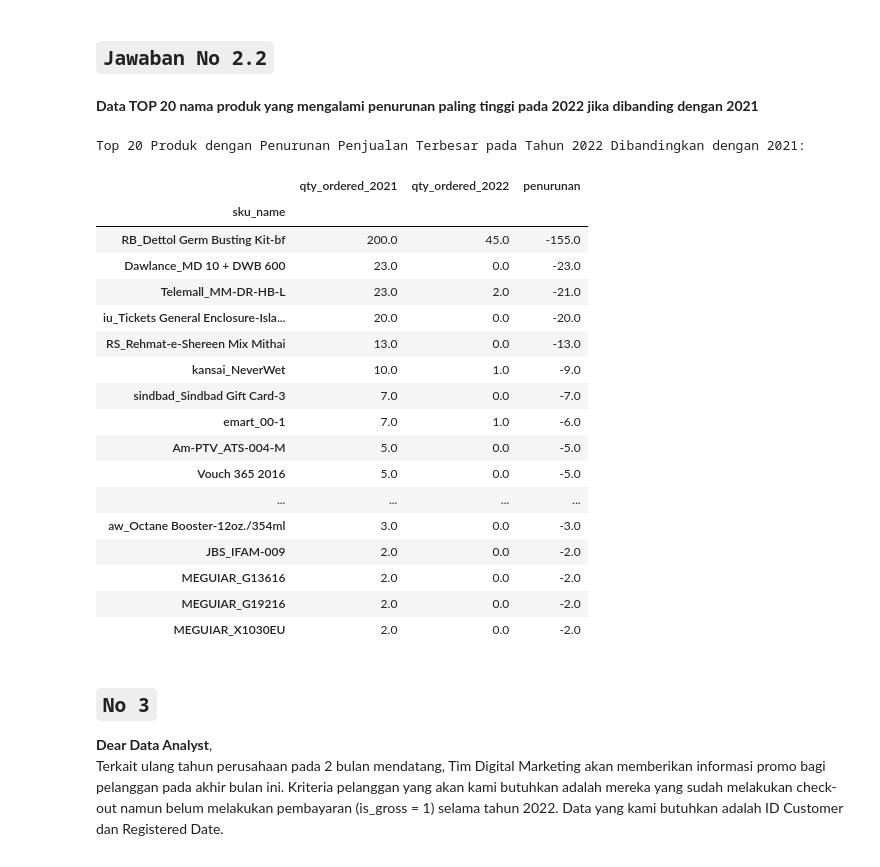
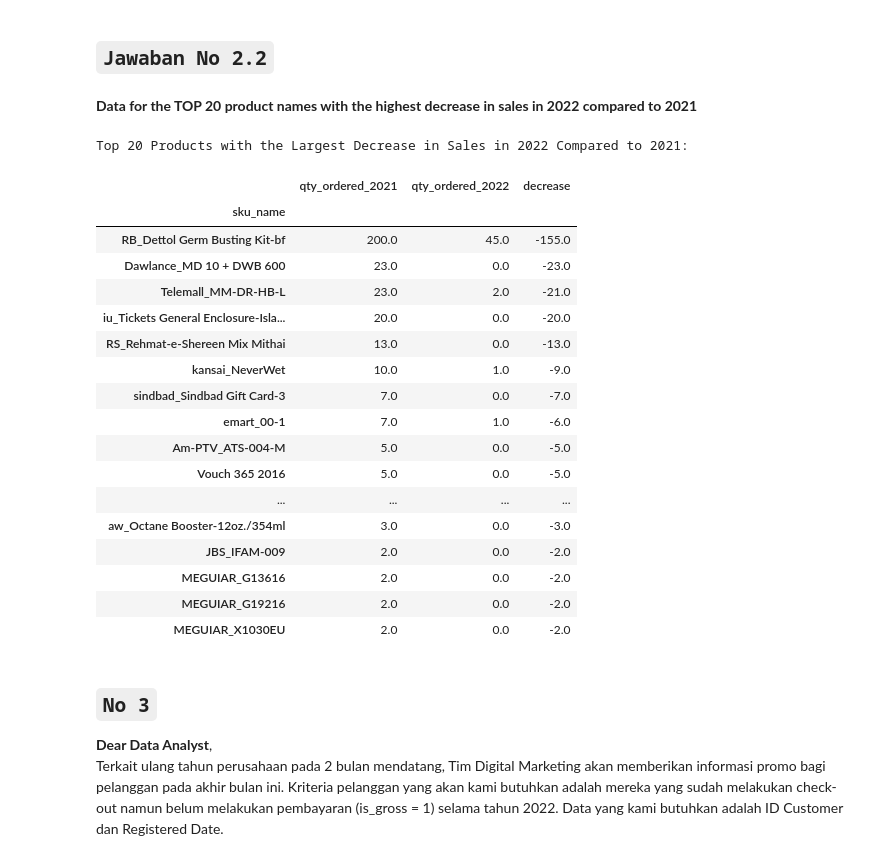
Before and after one commit to SefticoFIB/myskill, a Jupyter notebook: Python_Exercise.ipynb, the cells around one changed output. Drawn from its saved outputs; the diff is of its cells as text; code cells hidden in the pictures.

```diff
--- a/Python_Exercise.ipynb
+++ b/Python_Exercise.ipynb
@@ -154,8 +154,9 @@ category            object
 registered_date     object
 dtype: object
 # %%
-#Mengubah tipe data agar mudah dilakukan pengolahan data
-df = df.astype({"before_discount":'int', "discount_amount":'int', "after_discount":'int',"base_price":'int'})
+#Changing data types for easier data processing
+df = df.astype({"before_discount":'int', "discount_amount":'int',\
+    "after_discount":'int',"base_price":'int'})
 df.dtypes
 # %% [output]
 id                 object
@@ -392,33 +395,33 @@ gabungan_top_15.sort_values('growth')
 | 13 | Mobiles & Tablets | 107 | 1154 | 1047 |
 # %% [markdown]
 ## `Jawaban No 2.2`
-# %% [markdown]
-**Data TOP 20 nama produk yang mengalami penurunan paling tinggi pada 2022 jika dibanding dengan 2021**
+# %% [markdown]
+**Data for the TOP 20 product names with the highest decrease in sales in 2022 compared to 2021**
 # %%
 others = df['category'] == 'Others'
 
-# Menghitung kuantitas penjualan untuk setiap 'sku_name' pada tahun 2021 dan 2022
+# Calculating sales quantity for each 'sku_name' in the year 2021 and 2022
 df_2021_sales = df_2021.loc[others].groupby('sku_name')['qty_ordered'].sum()
 df_2022_sales = df_2022.loc[others].groupby('sku_name')['qty_ordered'].sum()
 
-# Menggabungkan data penjualan tahun 2021 dan 2022
+# Merging sales data for the year 2021 and 2022
 merged_sales = pd.merge(df_2021_sales, df_2022_sales, on='sku_name', suffixes=('_2021', '_2022'), how='outer')
 
-# Mengisi nilai NaN dengan 0
+# Filling NaN values with 0
 merged_sales.fillna(0, inplace=True)
 
-# Menghitung penurunan kuantitas penjualan
-merged_sales['penurunan'] = merged_sales.qty_ordered_2022 - merged_sales.qty_ordered_2021
+# Calculating the decrease in sales quantity
+merged_sales['decrease'] = merged_sales.qty_ordered_2022 - merged_sales.qty_ordered_2021
 
-# Mengambil 20 produk dengan penurunan penjualan paling tinggi pada tahun 2022 dibandingkan dengan tahun 2021
-top_20_decreased_products = merged_sales.nsmallest(20, 'penurunan') # nsmallest mengembalikan 20 baris dengan nilai terkecil dalam kolom 'penurunan'
+# Taking the top 20 products with the highest decrease in sales in 2022 compared to 2021
+top_20_decreased_products = merged_sales.nsmallest(20, 'decrease') # nsmallest returns 20 rows with the smallest values in the 'decrease' column
 
-# Menampilkan hasil
-print("Top 20 Produk dengan Penurunan Penjualan Terbesar pada Tahun 2022 Dibandingkan dengan 2021:")
+# Displaying the results
+print("Top 20 Products with the Largest Decrease in Sales in 2022 Compared to 2021:")
 top_20_decreased_products
 # %% [output]
-Top 20 Produk dengan Penurunan Penjualan Terbesar pada Tahun 2022 Dibandingkan dengan 2021:
+Top 20 Products with the Largest Decrease in Sales in 2022 Compared to 2021:
-|  | qty_ordered_2021 | qty_ordered_2022 | penurunan |
+|  | qty_ordered_2021 | qty_ordered_2022 | decrease |
 | sku_name |  |  |  |
 | RB_Dettol Germ Busting Kit-bf | 200.0 | 45.0 | -155.0 |
 | Dawlance_MD 10 + DWB 600 | 23.0 | 0.0 | -23.0 |
```
Also changed, not shown: parts of 22 cells of this notebook.
